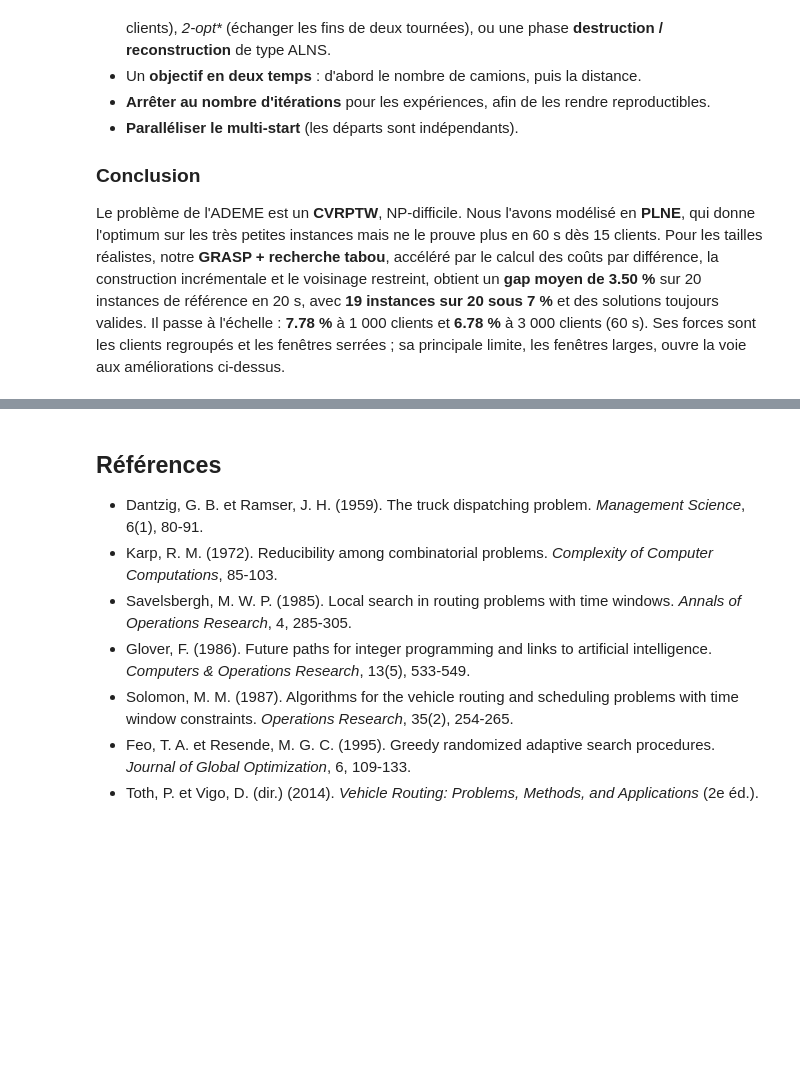
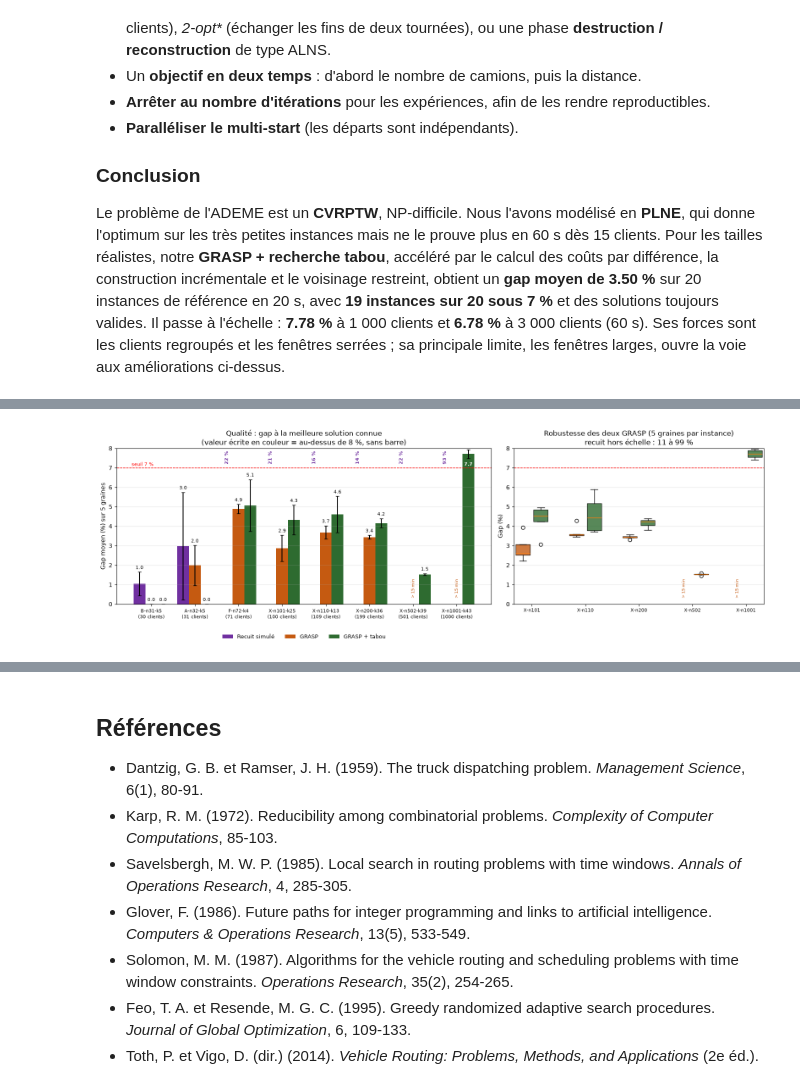
Before and after one commit to gautier111-fr/projet-smart, a Jupyter notebook: Projet_Smart.ipynb, the cells around one changed output, grey strips where cells are left out. Cells and saved outputs as stored; diff of their text form; code cells hidden in the pictures; blank space fills up the shorter version.

```diff
--- a/Projet_Smart.ipynb
+++ b/Projet_Smart.ipynb
@@ -2046,0 +2293,4 @@ Le problème de l'ADEME est un **CVRPTW**, NP-difficile. Nous l'avons modélisé
+# %%
+dessiner(resultats, "images/comparatif_3_methodes.png");
+# %% [output]
+[figure, added]
```
Also changed, not shown: parts of 14 cells of this notebook.
